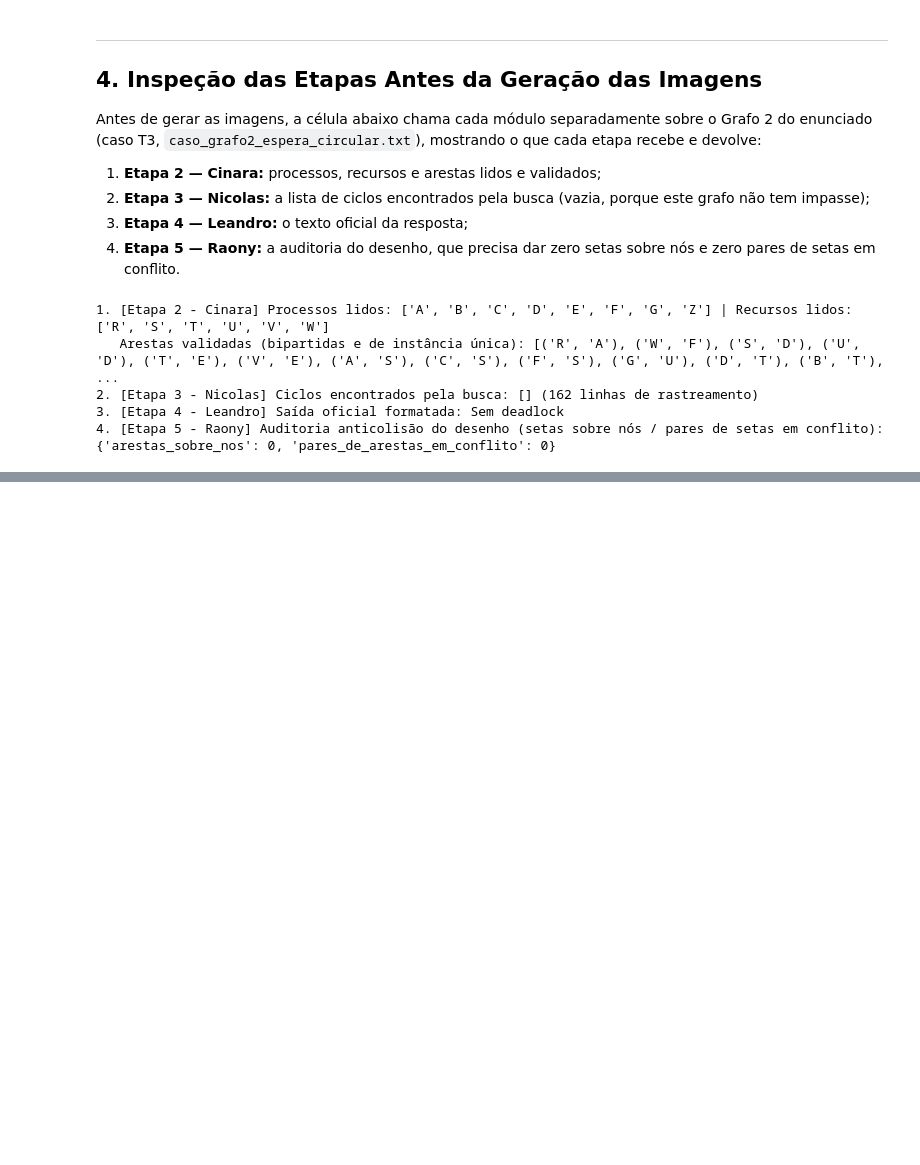
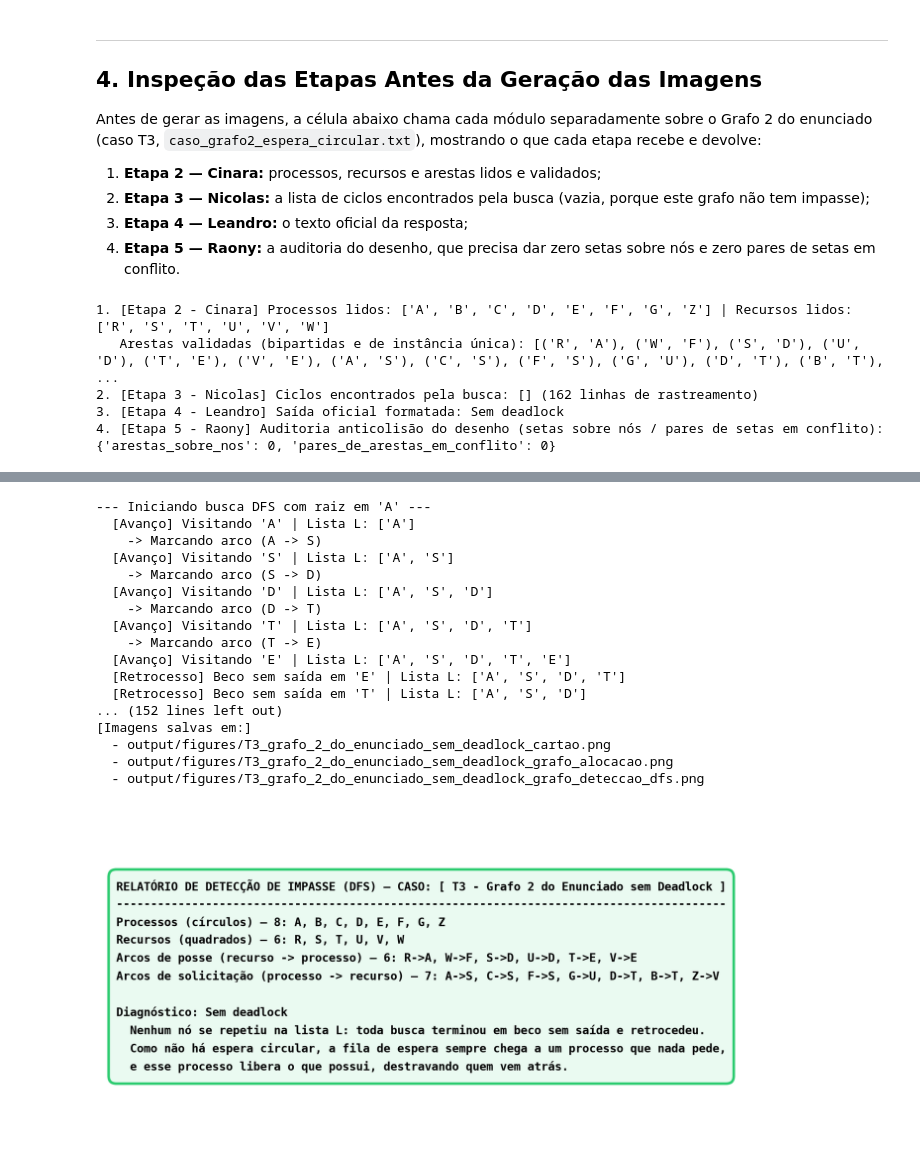
Before and after one commit to prfs91/rag-deadlock-dfs-detector, a Jupyter notebook: relatorio_analise_impasses_rag.ipynb, the cells around one changed output, grey strips where cells are left out. Drawn from its saved outputs; the diff is of its cells as text; code cells hidden in the pictures; blank space fills up the shorter version.

```diff
--- a/relatorio_analise_impasses_rag.ipynb
+++ b/relatorio_analise_impasses_rag.ipynb
@@ -273,0 +371,30 @@ print(f"4. [Etapa 5 - Raony] Auditoria anticolisão do desenho (setas sobre nós
+# %%
+# [PASSO 5.3 | FASE 5 | branch: fase-5/notebook | commit e push: Pamella Roberta]
+# Execução do caso T3.
+caso = CASOS["T3"]
+res_T3 = executar_analise_completa_caso(
+    sigla=caso.sigla,
+    titulo=caso.titulo,
+    nome_arquivo_txt=caso.arquivo,
+    buscar_todos=caso.buscar_todos,
+    exibir_rastreamento_dfs=True
+)
+# %% [output]
+--- Iniciando busca DFS com raiz em 'A' ---
+  [Avanço] Visitando 'A' | Lista L: ['A']
+    -> Marcando arco (A -> S)
+  [Avanço] Visitando 'S' | Lista L: ['A', 'S']
+    -> Marcando arco (S -> D)
+  [Avanço] Visitando 'D' | Lista L: ['A', 'S', 'D']
+    -> Marcando arco (D -> T)
+  [Avanço] Visitando 'T' | Lista L: ['A', 'S', 'D', 'T']
+    -> Marcando arco (T -> E)
+  [Avanço] Visitando 'E' | Lista L: ['A', 'S', 'D', 'T', 'E']
+  [Retrocesso] Beco sem saída em 'E' | Lista L: ['A', 'S', 'D', 'T']
+  [Retrocesso] Beco sem saída em 'T' | Lista L: ['A', 'S', 'D']
+... (152 lines left out)
+[Imagens salvas em:]
+  - output/figures/T3_grafo_2_do_enunciado_sem_deadlock_cartao.png
+  - output/figures/T3_grafo_2_do_enunciado_sem_deadlock_grafo_alocacao.png
+  - output/figures/T3_grafo_2_do_enunciado_sem_deadlock_grafo_deteccao_dfs.png
+[figure, added]
```
Also changed, not shown: parts of 6 cells of this notebook.
